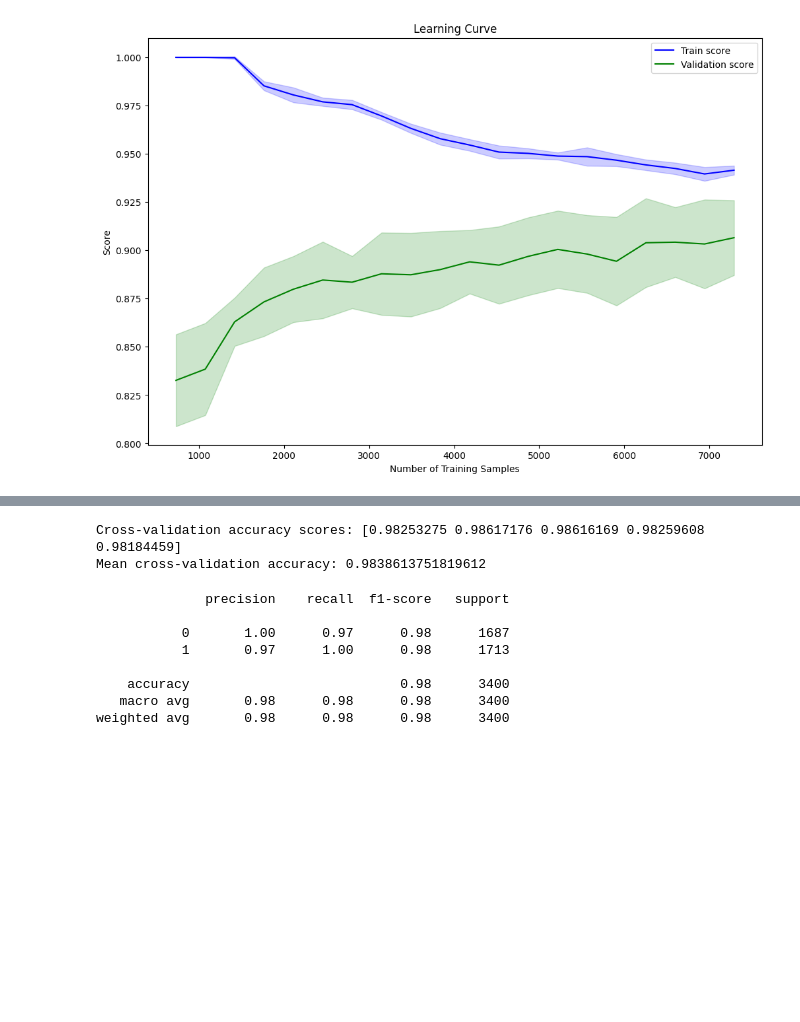
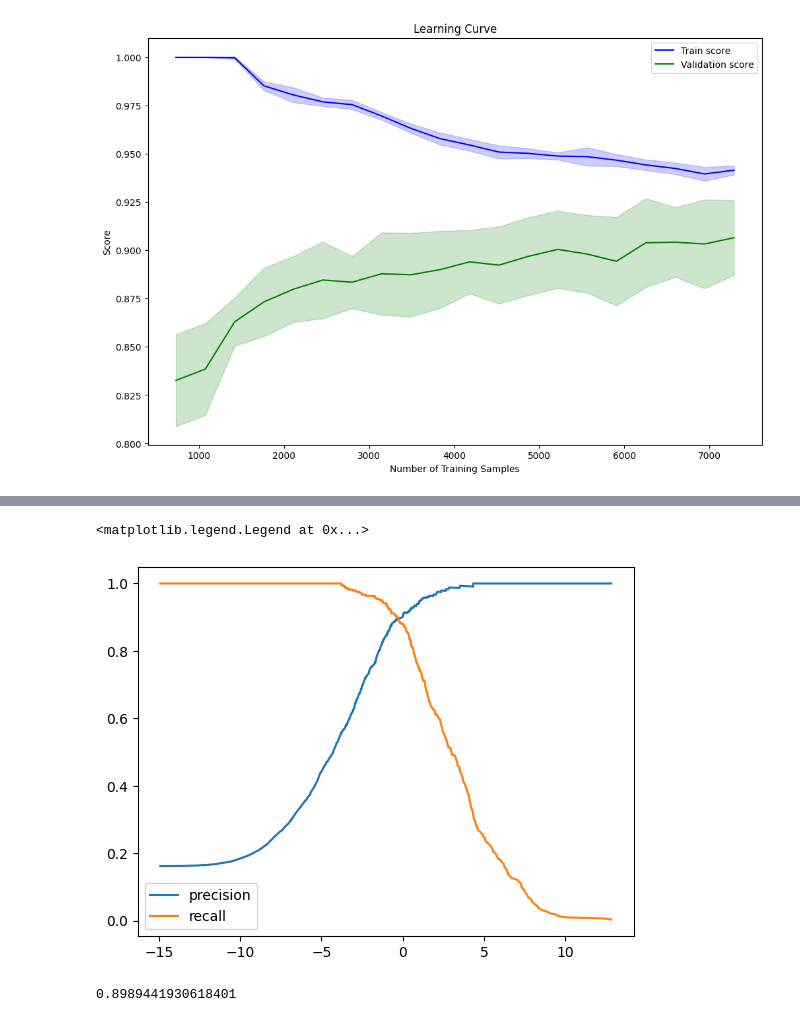
Before and after one commit to TheoRepo1/ML_Project_BankChurners, a Jupyter notebook: MyProject.ipynb, the cells around one changed output, grey strips where cells are left out. Drawn from its saved outputs; the diff is of its cells as text; code cells hidden in the pictures; blank space fills up the shorter version.

Commit message:
Best variables

```diff
--- a/MyProject.ipynb
+++ b/MyProject.ipynb
@@ -761,2 +722,0 @@ y = df2["Attrition_Flag"]
-# %%
-X_train, X_test, y_train, y_test = train_test_split(X, y, test_size=0.2, random_state=42)
@@ -809,2 +722,0 @@ def preprocessing(X_train, X_test, var_to_trans, cat_columns):
-# %%
-X_train_trans, X_test_trans, col_names = preprocessing(X_train_resampled, X_test, numeric_features, categorical_features)
@@ -933,7 +722,0 @@ study.optimize(objective, n_trials=50)
-# %%
-print('Best trial:')
-trial_3 = study.best_trial
-print('precision: {}'.format(trial_3.value))
-print("Best hyperparameters: {}".format(trial_3.params))
-best_params = trial_3.params
-model = xgb.XGBClassifier(**best_params)
@@ -958,19 +723,11 @@ weighted avg       0.97      0.96      0.96      2026
-# %%
-cv_scores = cross_val_score(model, X_train_trans, y_train, cv=5, scoring='f1')
-print(f"Cross-validation accuracy scores: {cv_scores}")
-print(f"Mean cross-validation accuracy: {np.mean(cv_scores)}")
-# %% [output]
-Cross-validation accuracy scores: [0.98253275 0.98617176 0.98616169 0.98259608 0.98184459]
-Mean cross-validation accuracy: 0.9838613751819612
-# %%
-y_pred = model.predict(X_test_trans)
-print(classification_report(y_test, y_pred))
-# %% [output]
-              precision    recall  f1-score   support
-
-           0       1.00      0.97      0.98      1687
-           1       0.97      1.00      0.98      1713
-
-    accuracy                           0.98      3400
-   macro avg       0.98      0.98      0.98      3400
-weighted avg       0.98      0.98      0.98      3400
+# %%
+from sklearn.metrics import precision_recall_curve, recall_score, precision_score
+
+precision, recall, threshold = precision_recall_curve(y_test, model.predict(X_test_trans, output_margin=True))
+
+plt.plot(threshold, precision[:-1], label='precision')
+plt.plot(threshold, recall[:-1], label='recall')
+plt.legend()
+# %% [output]
+<matplotlib.legend.Legend at 0x...>
+[figure, added]
@@ -976,0 +739,4 @@ weighted avg       0.98      0.98      0.98      3400
+# %%
+f1_score(y_true=y_test, y_pred=y_pred)
+# %% [output]
+0.8989441930618401
```
Also changed, not shown: parts of 59 cells of this notebook.
